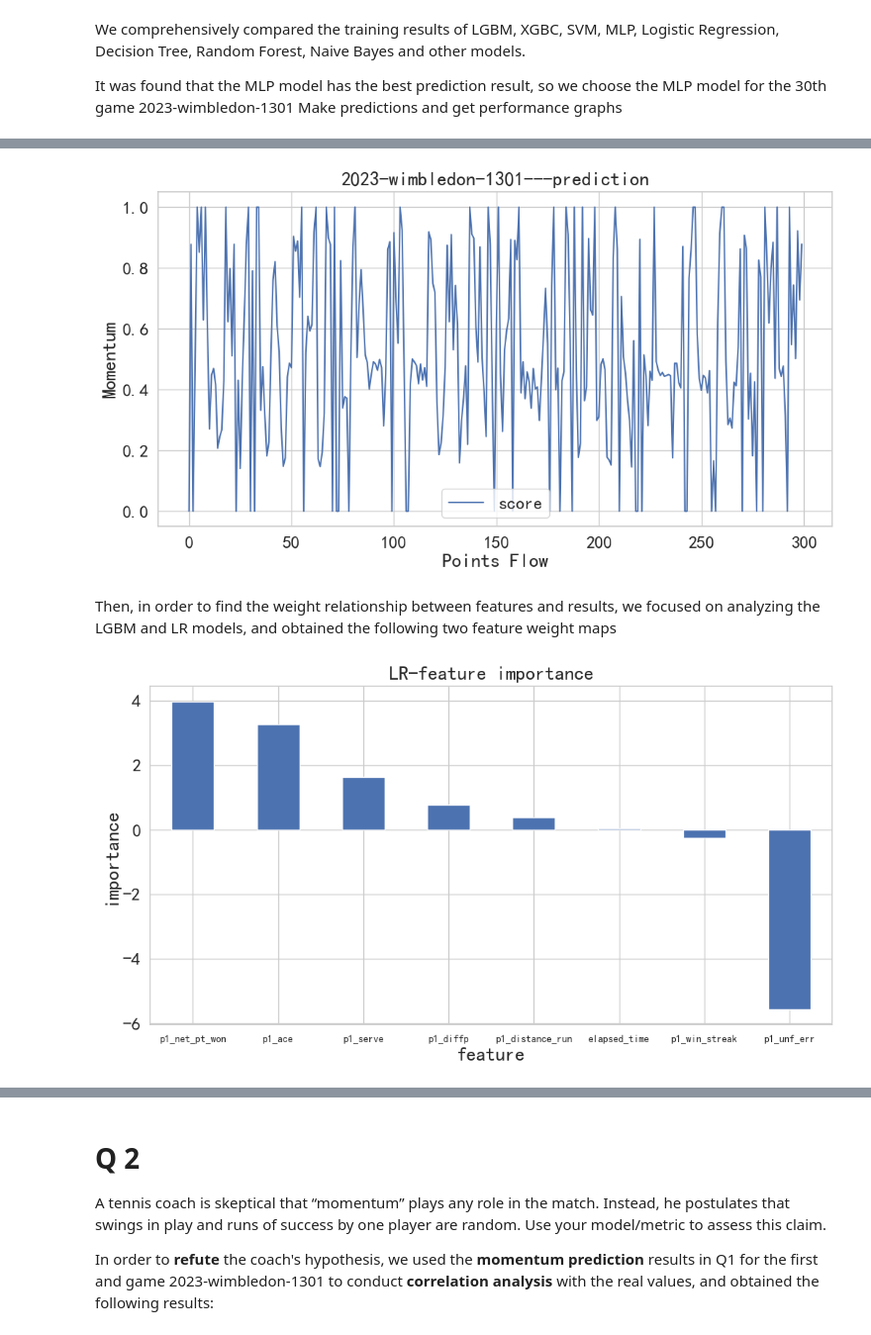
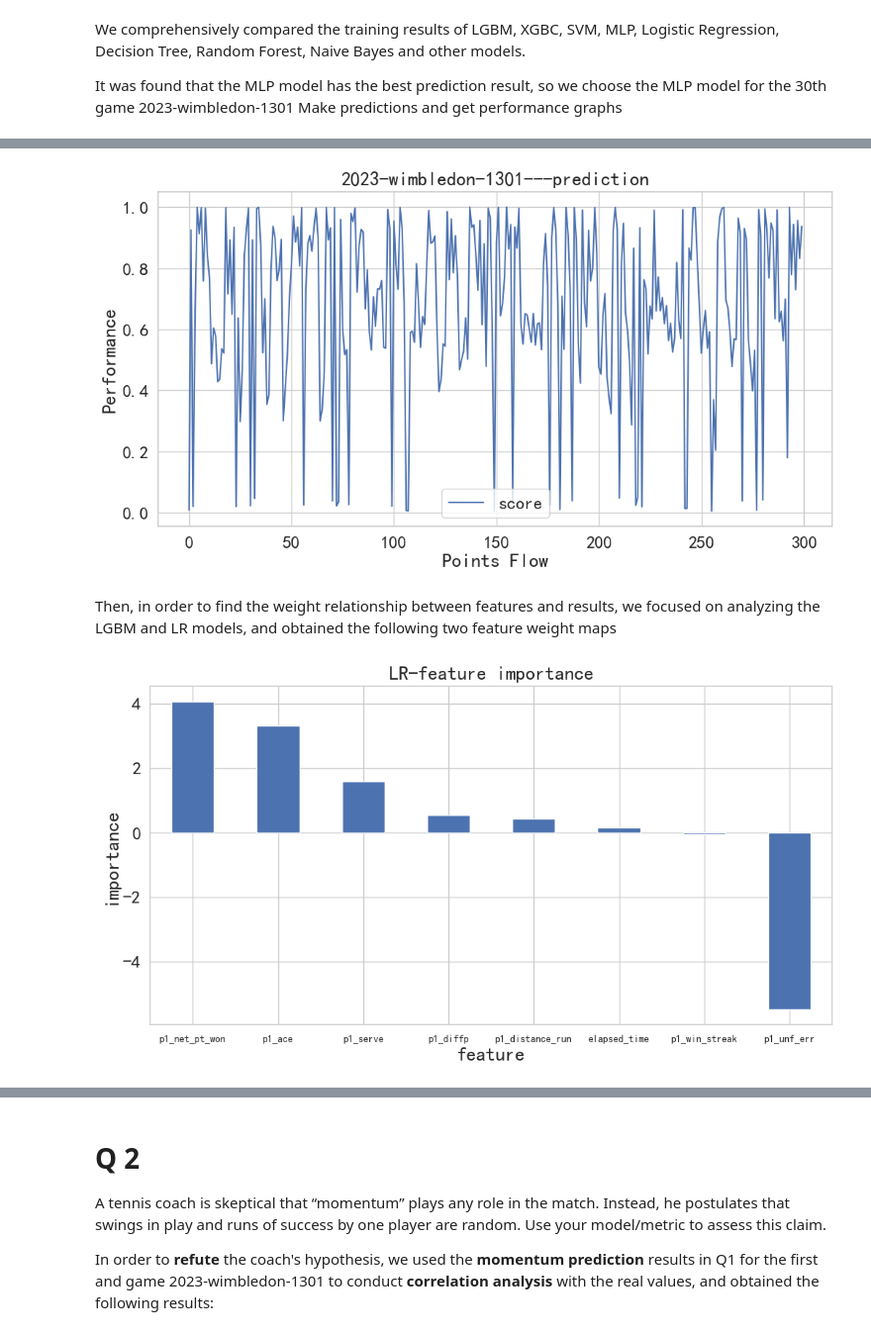
Before and after one commit to Jack-Huang02/MCM-C-Momentum-in-Tennis, a Jupyter notebook: tennis.ipynb, the cells around one changed output, grey strips where cells are left out. Shown: that part at 99% size. Saved outputs shown, nothing was run; the diff lists cells and outputs as text; code cells hidden in the pictures.

```diff
--- a/tennis.ipynb
+++ b/tennis.ipynb
@@ -38,6 +41,8 @@ Therefore, we will process the original data to obtain the following **evaluatio
 # %%
 path = 'E:\MEM-Problem-C\data\data_processed.csv'
 dataset = pd.read_csv(path)
-dataset = dataset.drop(['match_id'], axis=1)
+dataset = dataset.drop(['match_id'], axis=1) # dataset drop了match_id这一列
 data = pd.read_csv(path)
-dataset = dataset[:6950]
+dataset = dataset[300:] # dataset目前剔除了第一把比赛的数据
+data # data目前是所有数据
+print(dataset)
@@ -159,14 +198,14 @@ We comprehensively compared the training results of LGBM, XGBC, SVM, MLP, Logist
 It was found that the MLP model has the best prediction result, so we choose the MLP model for the 30th game 2023-wimbledon-1301
  Make predictions and get performance graphs
 # %%
-index = data[data.match_id==0].reset_index(drop=True).index
-test = dataset.iloc[index]
+index = data[data.match_id==0].index # 取出第一场比赛的索引列表
+test = data.iloc[index] # 从预处理数据中取出第一场比赛，用来验证模型
 print(index)
-train = dataset.drop(index,axis=0)
-model = MLPClassifier(random_state=60)
-model.fit(train[columns].values,train['p1_label'].values)
-pred = model.predict_proba(test[columns].values)
-pred = pd.DataFrame({'score':pred[:,1]})
+train = data.drop(index,axis=0) # 从原数据中剔除第一场比赛的三百条记录作为训练数据集
+model = MLPClassifier(random_state=5) # 实例化神经网络模型
+model.fit(train[columns].values,train['p1_label'].values) # 训练模型
+pred = model.predict_proba(test[columns].values) # 得到每一行输出在0和1的概率，第一列表示0的概率，第二列表示1的概率
+pred = pd.DataFrame({'score':pred[:,1]}) # 0的概率表示输球概率，1的概率表示赢球概率，因此只取处pred列表的第二列
 pred_01 = model.predict(test[columns].values)
 pred_01 = pd.DataFrame(pred_01)
 # %% [output]
@@ -174,20 +232,20 @@ RangeIndex(start=0, stop=300, step=1)
 # %%
 import seaborn as sns
 sns.set(font= "simhei",style="whitegrid",font_scale=1.6)
 import matplotlib
 matplotlib.rcParams['axes.unicode_minus']=False # 解决坐标轴的负号显示问题
 import matplotlib.pyplot as plt
 
 
 pred.plot(kind = "line",figsize = (12,6)) #颜色,matplotlib
 plt.xticks(rotation=0)
 plt.xlabel("Points Flow")
-plt.ylabel("Momentum")
+plt.ylabel("Performance")
 plt.title('2023-wimbledon-1301---prediction')
 plt.savefig('results\\match_flow_prediction.png',dpi=500)
 plt.show()
 # %% [output]
-[figure, old version]
+[figure, new version]
 # %% [markdown]
 Then, in order to find the weight relationship between features and results, we focused on analyzing the LGBM and LR models, and obtained the following two feature weight maps
 # %%
@@ -205,11 +263,11 @@ f["score"].plot(kind = "bar",figsize = (12,6)) #颜色,matplotlib
 plt.xlabel("feature")
 plt.ylabel("importance")
 plt.xticks(rotation = 0,fontsize = 10)
+plt.title('LR-feature importance')
 plt.savefig('results\\LR-feature importance.png',dpi=500,bbox_inches='tight')
-plt.title('LR-feature importance')
 plt.show()
 # %% [output]
-[figure, old version]
+[figure, new version]
 # %%
 import seaborn as sns
 sns.set(font= "simhei",style="whitegrid",font_scale=1.6)
```
Also changed, not shown: parts of 11 cells of this notebook, 5 other files.
